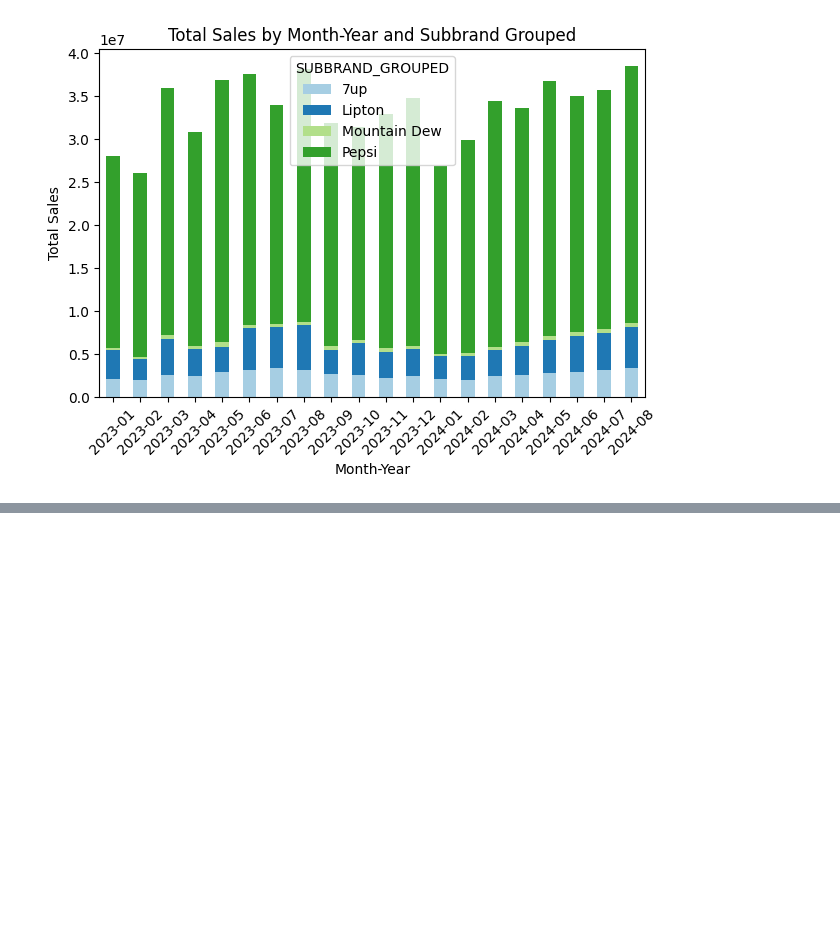
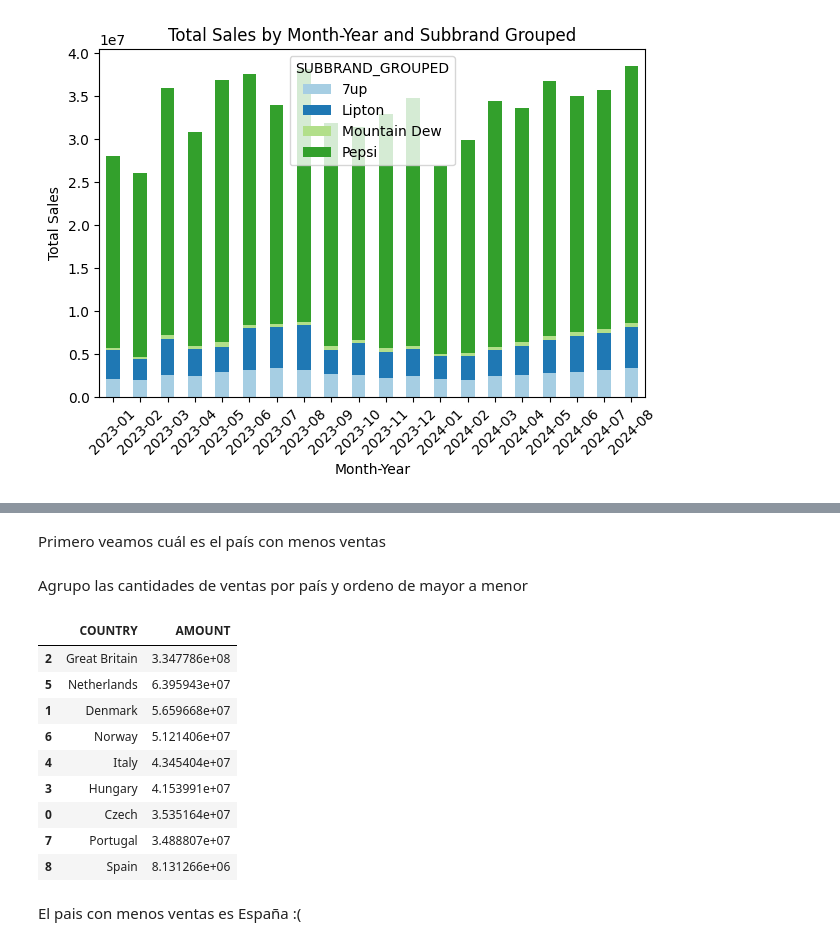
Before and after one commit to anruki/UFV_Visualizacion, a Jupyter notebook: EjerciciosClase/Ventas.ipynb, the cells around one changed output, grey strips where cells are left out. Cells and saved outputs as stored; diff of their text form; code cells hidden in the pictures; blank space fills up the shorter version.

```diff
--- a/EjerciciosClase/Ventas.ipynb
+++ b/EjerciciosClase/Ventas.ipynb
@@ -868,0 +873,24 @@ plt.show()
+# %% [markdown]
+Primero veamos cuál es el país con menos ventas
+# %% [markdown]
+Agrupo las cantidades de ventas por país y ordeno de mayor a menor
+# %%
+# Asegúrate de que actuals_grouped sea un DataFrame
+actuals_grouped = actuals.groupby(['COUNTRY'])['AMOUNT'].sum().reset_index()
+
+# Ahora puedes ordenarlo por 'AMOUNT' como antes
+actuals_grouped = actuals_grouped.sort_values(by='AMOUNT', ascending=False)
+actuals_grouped.head(9)
+# %% [output]
+|  | COUNTRY | AMOUNT |
+| 2 | Great Britain | 3.347786e+08 |
+| 5 | Netherlands | 6.395943e+07 |
+| 1 | Denmark | 5.659668e+07 |
+| 6 | Norway | 5.121406e+07 |
+| 4 | Italy | 4.345404e+07 |
+| 3 | Hungary | 4.153991e+07 |
+| 0 | Czech | 3.535164e+07 |
+| 7 | Portugal | 3.488807e+07 |
+| 8 | Spain | 8.131266e+06 |
+# %% [markdown]
+El pais con menos ventas es España :(
```
Also changed, not shown: parts of 12 cells of this notebook.
